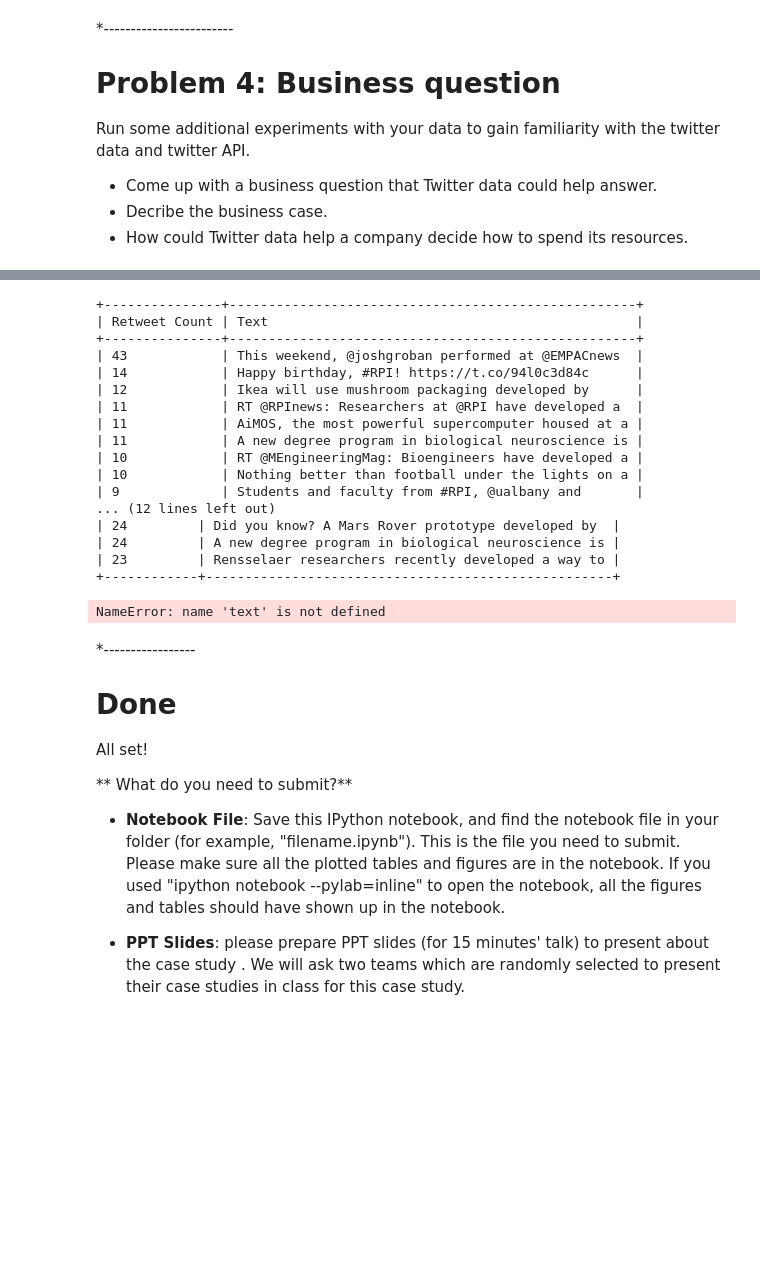
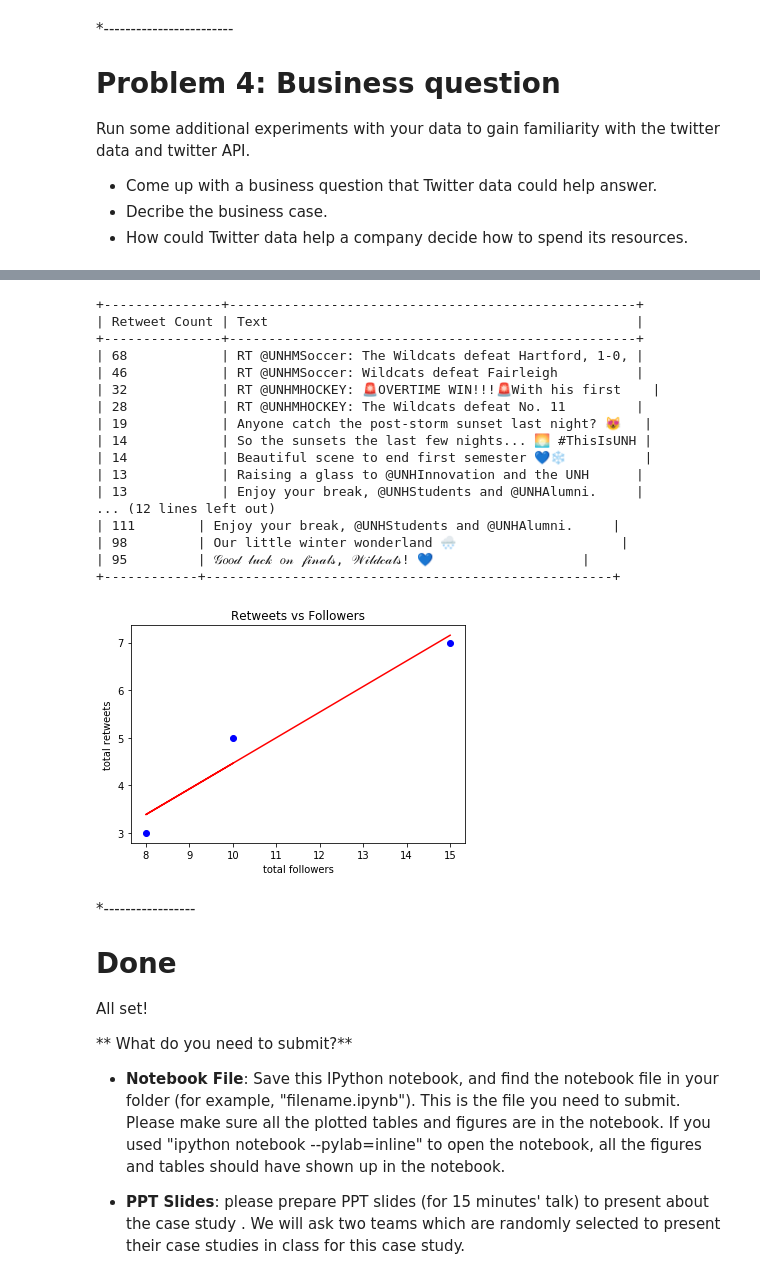
Before and after one commit to ekshej/ds3010-cs1, a Jupyter notebook: CaseStudy1_Twitter.ipynb, the cells around one changed output, grey strips where cells are left out. Cells and saved outputs as stored; diff of their text form; code cells hidden in the pictures; blank space fills up the shorter version.

Commit message:
problem 4 graph

```diff
--- a/CaseStudy1_Twitter.ipynb
+++ b/CaseStudy1_Twitter.ipynb
@@ -814,6 +814,12 @@ pt_rt = PrettyTable(field_names=['Retweet Count', 'Text'])
 #turn retweets into a set to remove duplicates
 # print(retweets)
 [ pt_rt.add_row(row) for row in sorted(retweets, reverse=True)[:10] ]
+sorted_retweets = sorted(retweets, reverse=True)
+with open('UNHrts.csv', 'w', encoding = "utf-8", newline = '') as out:
+    csv_out=csv.writer(out)
+    csv_out.writerow(['count', 'text'])
+    for row in sorted_retweets:
+        csv_out.writerow(row)
 # add a row containing the next tuple
 pt_rt.max_width['Text'] = 50
 pt_rt.align= 'l'
@@ -826,7 +832,7 @@ pt_favorites = PrettyTable(field_names=['Like Count', 'Text'])
 [ pt_favorites.add_row(row) for row in sorted(favorites, reverse=True)[:10] ]
 # print(sorted(favorites, reverse=True))
 sorted_favorites = sorted(favorites, reverse=True)
-with open('RPIfav.csv', 'w', encoding = "utf-8", newline = '') as out:
+with open('UNHfav.csv', 'w', encoding = "utf-8", newline = '') as out:
     csv_out=csv.writer(out)
     csv_out.writerow(['count', 'text'])
     for row in sorted_favorites:
@@ -837,27 +843,26 @@ pt_favorites.max_width['Text'] = 50
 pt_favorites.align= 'l'
 print(pt_favorites)
 
-with open('RPIpts.txt', 'w') as textfile:
-    text.dump(pt_rt, textfile, indent=1)
-    text.dump(pt_favorites, textfile, indent=1)
+# with open('RPIpts.txt', 'w') as textfile:
+#     text.dump(pt_rt, textfile, indent=1)
+#     text.dump(pt_favorites, textfile, indent=1)
 # with open('RPIpts.json', 'r') as jsonfile:
 #     tweets_loaded = json.load(jsonfile)
 # %% [output]
 +---------------+----------------------------------------------------+
 | Retweet Count | Text                                               |
 +---------------+----------------------------------------------------+
-| 43            | This weekend, @joshgroban performed at @EMPACnews  |
-| 14            | Happy birthday, #RPI! https://t.co/94l0c3d84c      |
-| 12            | Ikea will use mushroom packaging developed by      |
-| 11            | RT @RPInews: Researchers at @RPI have developed a  |
-| 11            | AiMOS, the most powerful supercomputer housed at a |
-| 11            | A new degree program in biological neuroscience is |
-| 10            | RT @MEngineeringMag: Bioengineers have developed a |
-| 10            | Nothing better than football under the lights on a |
-| 9             | Students and faculty from #RPI, @ualbany and       |
+| 68            | RT @UNHMSoccer: The Wildcats defeat Hartford, 1-0, |
+| 46            | RT @UNHMSoccer: Wildcats defeat Fairleigh          |
+| 32            | RT @UNHMHOCKEY: 🚨OVERTIME WIN!!!🚨With his first    |
+| 28            | RT @UNHMHOCKEY: The Wildcats defeat No. 11         |
+| 19            | Anyone catch the post-storm sunset last night? 😻   |
+| 14            | So the sunsets the last few nights... 🌅 #ThisIsUNH |
+| 14            | Beautiful scene to end first semester 💙❄️          |
+| 13            | Raising a glass to @UNHInnovation and the UNH      |
+| 13            | Enjoy your break, @UNHStudents and @UNHAlumni.     |
 ... (12 lines left out)
-| 24         | Did you know? A Mars Rover prototype developed by  |
-| 24         | A new degree program in biological neuroscience is |
-| 23         | Rensselaer researchers recently developed a way to |
+| 111        | Enjoy your break, @UNHStudents and @UNHAlumni.     |
+| 98         | Our little winter wonderland 🌨                     |
+| 95         | 𝒢𝑜𝑜𝒹 𝓁𝓊𝒸𝓀 𝑜𝓃 𝒻𝒾𝓃𝒶𝓁𝓈, 𝒲𝒾𝓁𝒹𝒸𝒶𝓉𝓈! 💙                   |
 +------------+----------------------------------------------------+
-NameError: name 'text' is not defined
@@ -864,3 +874,30 @@ NameError: name 'text' is not defined
+# %%
+import matplotlib.pyplot as plt
+import numpy as np
+
+#initialize vectors of followers and list of retweets
+x = np.array([10,8,15]) #followers
+y = np.array([5,3,7]) #retweets
+#create plot using vectors
+plt.plot([x],[y], 'bo')
+
+
+#name graph and axis
+plt.title('Retweets vs Followers')
+plt.ylabel('total retweets')
+plt.xlabel('total followers')
+
+# create prediction line of best fit
+denominator = x.dot(x) - x.mean() * x.sum()
+slope = (x.dot(y) - y.mean() * x.sum()) / denominator
+intercept = (y.mean() * x.dot(x) - x.mean() * x.dot(y)) / denominator
+y_best_fit = slope*x + intercept
+#plot line of best fit
+plt.plot(x, y_best_fit, 'r')
+
+plt.show()
+# %% [output]
+[figure, added]
 # %% [markdown]
 *-----------------
 # Done
```
Also changed, not shown: parts of 3 cells of this notebook, 13 other files.
